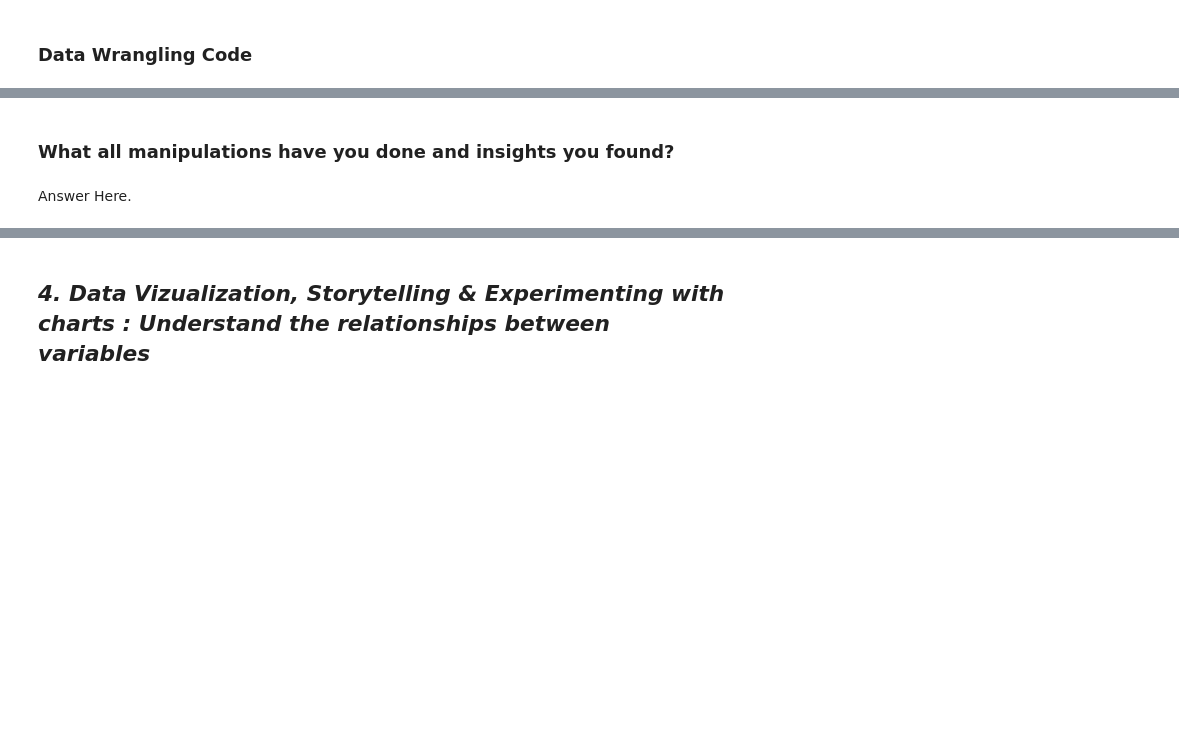
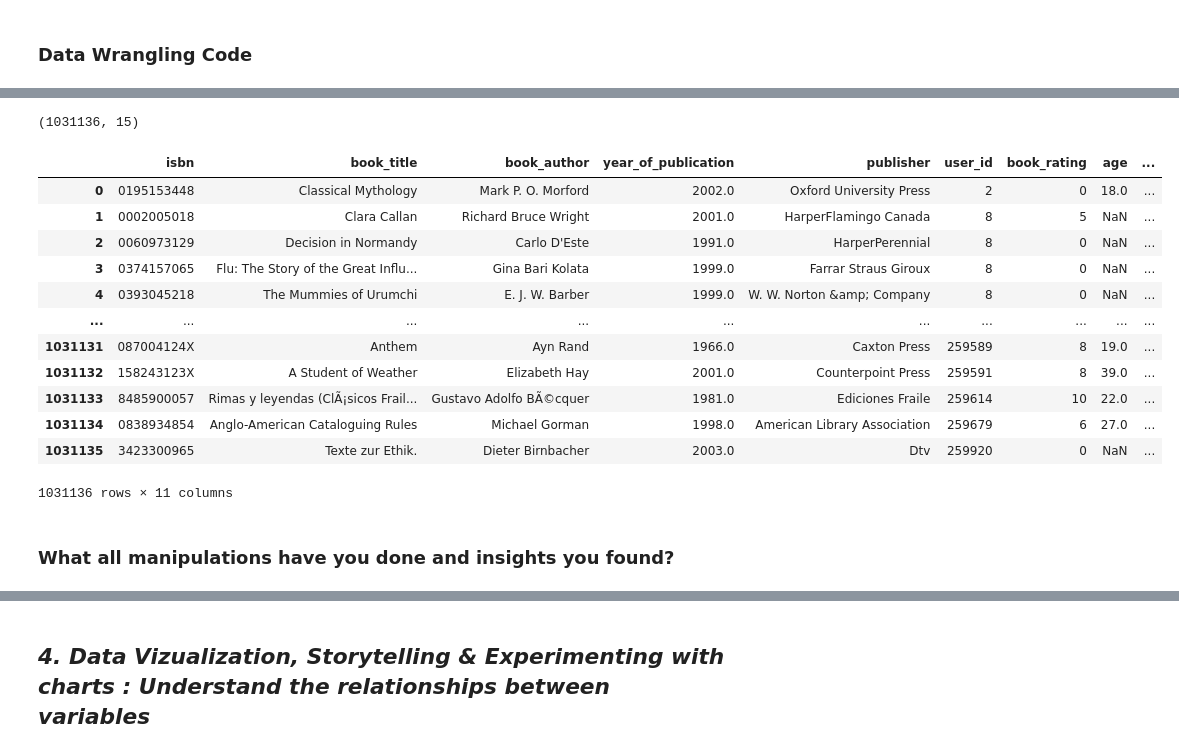
Before and after one commit to Jamal-1018/Book_Recommeder_System_Unsupervised_learning, a Jupyter notebook: Book_recommendation_sysytem_unsupervised.ipynb, the cells around one changed output, grey strips where cells are left out. Drawn from its saved outputs; the diff is of its cells as text; code cells hidden in the pictures; blank space fills up the shorter version.

```diff
--- a/Book_recommendation_sysytem_unsupervised.ipynb
+++ b/Book_recommendation_sysytem_unsupervised.ipynb
@@ -286,0 +373,16 @@ Answer Here
+# %%
+# converting the datatypes of the variables in the datasets
+books['year_of_publication'] = pd.to_numeric(books['year_of_publication'], errors = 'coerce')
+ratings['user_id']  = ratings['user_id'].astype(int)
+ratings['book_rating'] = ratings['book_rating'].astype(int)
+users['user_id'] = users['user_id'].astype(int)
+users['age']  = users['age'].astype(float)
+# %%
+# Handling wrong entry of date value in this row with reference of this book year
+books.loc[books['year_of_publication'] == 2037.0, 'year_of_publication'] = 1937.0
+# %%
+# Creating new variables from the location variable
+location  = users.location.str.split(',',n = 2, expand = True)
+users['city' ]   = location[0]
+users['state']   = location[1]
+users['country'] = location[2]
@@ -286,0 +391,5 @@ Answer Here
+# %%
+# Merging three datasets
+data  = pd.merge(books,ratings, on = 'isbn')
+data = pd.merge(data,users, on = 'user_id')
+data.head(3)
@@ -287,4 +401,25 @@ Answer Here
+# %%
+# the shape of the dataframe after merging
+data.shape
+# %% [output]
+(1031136, 15)
+# %%
+# Dropping the uwanted columns and assigning it to the variable
+df = data.drop(columns = ['location', 'image_s','image_m','image_l'],axis = 1)
+df
+# %% [output]
+|  | isbn | book_title | book_author | year_of_publication | publisher | user_id | book_rating | age | ... |
+| 0 | 0195153448 | Classical Mythology | Mark P. O. Morford | 2002.0 | Oxford University Press | 2 | 0 | 18.0 | ... |
+| 1 | 0002005018 | Clara Callan | Richard Bruce Wright | 2001.0 | HarperFlamingo Canada | 8 | 5 | NaN | ... |
+| 2 | 0060973129 | Decision in Normandy | Carlo D'Este | 1991.0 | HarperPerennial | 8 | 0 | NaN | ... |
+| 3 | 0374157065 | Flu: The Story of the Great Influ... | Gina Bari Kolata | 1999.0 | Farrar Straus Giroux | 8 | 0 | NaN | ... |
+| 4 | 0393045218 | The Mummies of Urumchi | E. J. W. Barber | 1999.0 | W. W. Norton &amp; Company | 8 | 0 | NaN | ... |
+| ... | ... | ... | ... | ... | ... | ... | ... | ... | ... |
+| 1031131 | 087004124X | Anthem | Ayn Rand | 1966.0 | Caxton Press | 259589 | 8 | 19.0 | ... |
+| 1031132 | 158243123X | A Student of Weather | Elizabeth Hay | 2001.0 | Counterpoint Press | 259591 | 8 | 39.0 | ... |
+| 1031133 | 8485900057 | Rimas y leyendas (ClÃ¡sicos Frail... | Gustavo Adolfo BÃ©cquer | 1981.0 | Ediciones Fraile | 259614 | 10 | 22.0 | ... |
+| 1031134 | 0838934854 | Anglo-American Cataloguing Rules | Michael Gorman | 1998.0 | American Library Association | 259679 | 6 | 27.0 | ... |
+| 1031135 | 3423300965 | Texte zur Ethik. | Dieter Birnbacher | 2003.0 | Dtv | 259920 | 0 | NaN | ... |
+1031136 rows × 11 columns
 # %% [markdown]
 ### What all manipulations have you done and insights you found?
-# %% [markdown]
-Answer Here.
```
Also changed, not shown: parts of 23 cells of this notebook.
